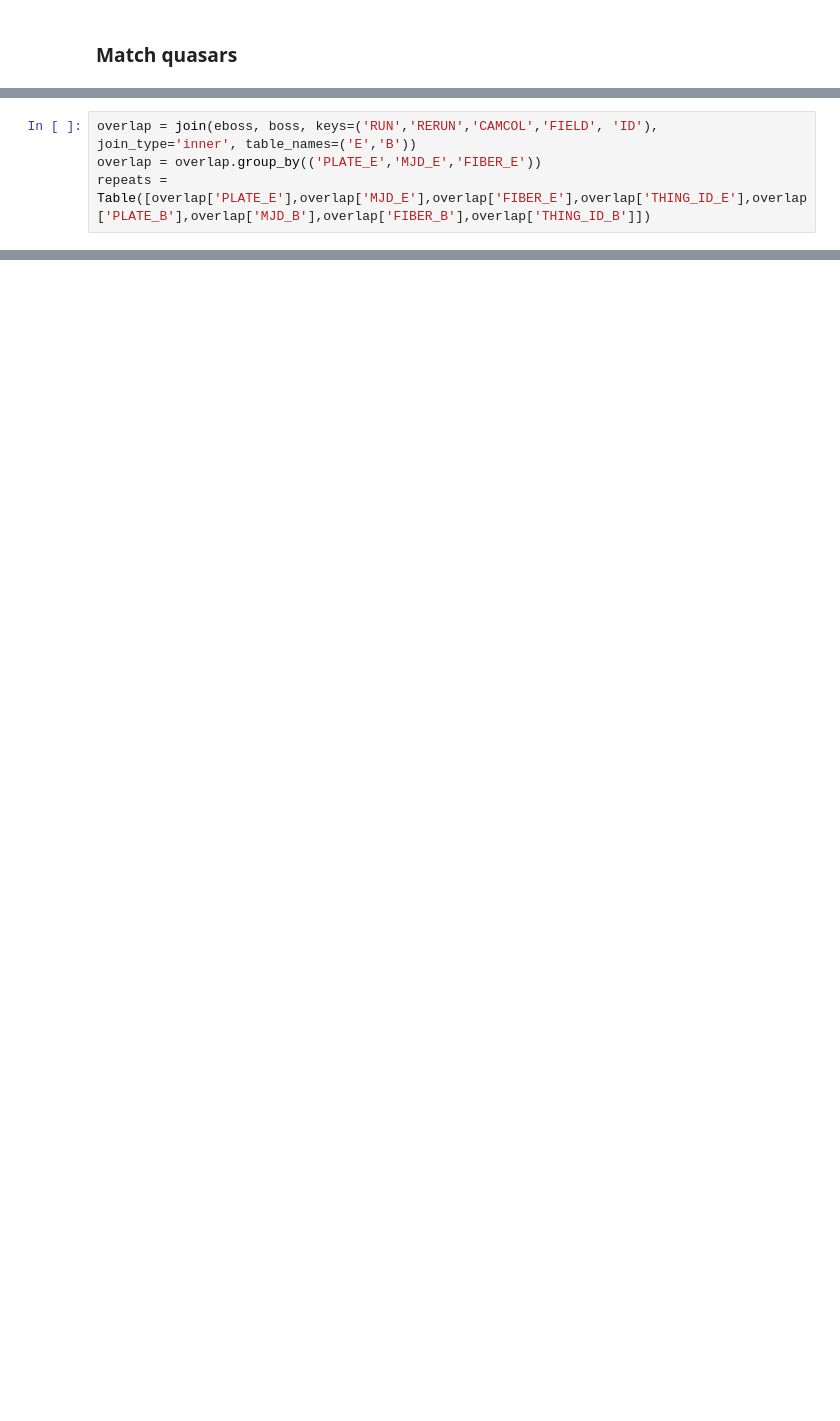
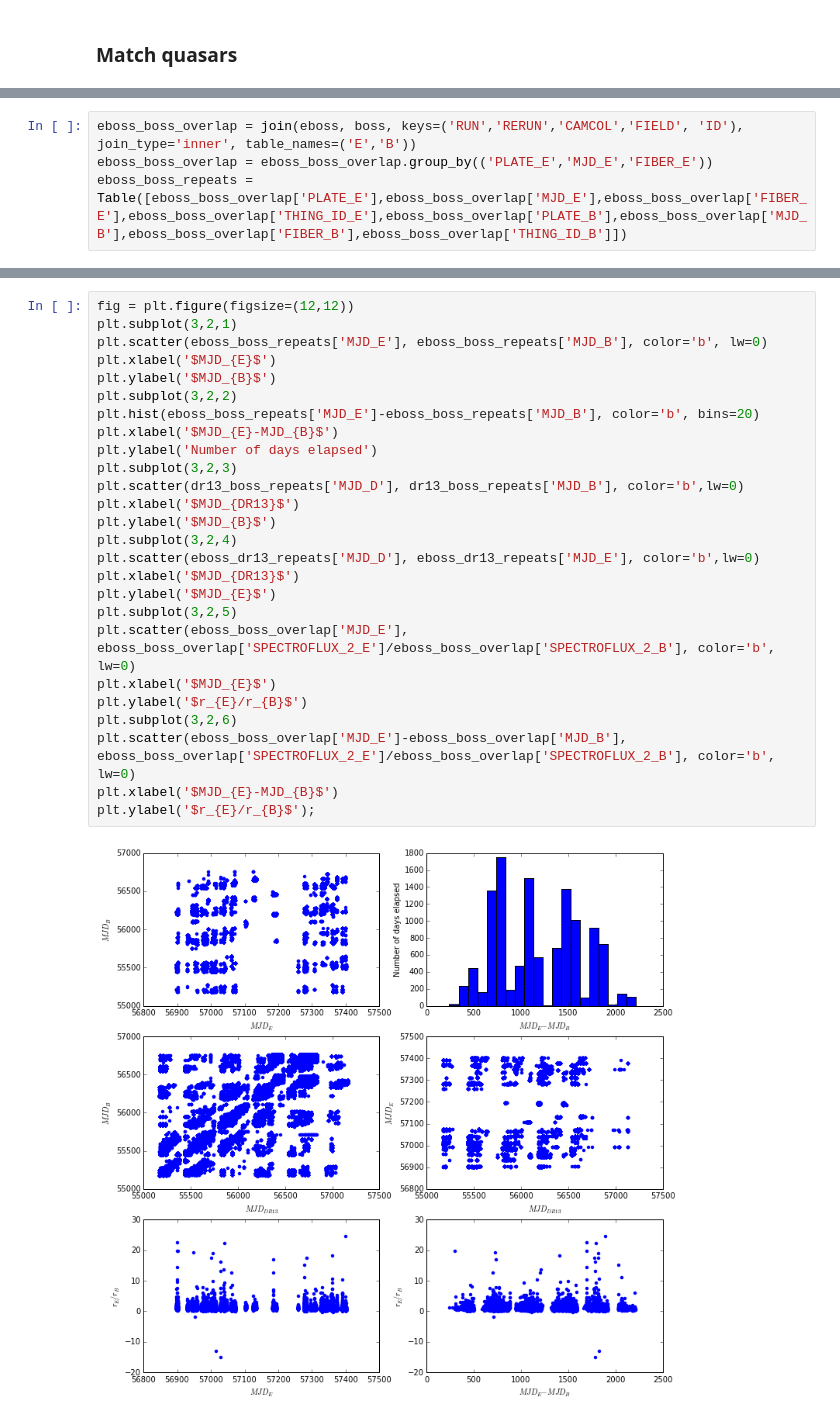
Before and after one commit to belaa/eboss-lya-qa, a Jupyter notebook: eboss_boss_repeat_qsos.ipynb, the cells around one changed output, grey strips where cells are left out. Saved outputs shown, nothing was run; the diff lists cells and outputs as text; blank space fills up the shorter version.

```diff
--- a/eboss_boss_repeat_qsos.ipynb
+++ b/eboss_boss_repeat_qsos.ipynb
@@ -44,4 +59,4 @@ BOSS returned 340202 quasars
 # %%
-overlap = join(eboss, boss, keys=('RUN','RERUN','CAMCOL','FIELD', 'ID'), join_type='inner', table_names=('E','B'))
-overlap = overlap.group_by(('PLATE_E','MJD_E','FIBER_E'))
-repeats = Table([overlap['PLATE_E'],overlap['MJD_E'],overlap['FIBER_E'],overlap['THING_ID_E'],overlap['PLATE_B'],overlap['MJD_B'],overlap['FIBER_B'],overlap['THING_ID_B']])
+eboss_boss_overlap = join(eboss, boss, keys=('RUN','RERUN','CAMCOL','FIELD', 'ID'), join_type='inner', table_names=('E','B'))
+eboss_boss_overlap = eboss_boss_overlap.group_by(('PLATE_E','MJD_E','FIBER_E'))
+eboss_boss_repeats = Table([eboss_boss_overlap['PLATE_E'],eboss_boss_overlap['MJD_E'],eboss_boss_overlap['FIBER_E'],eboss_boss_overlap['THING_ID_E'],eboss_boss_overlap['PLATE_B'],eboss_boss_overlap['MJD_B'],eboss_boss_overlap['FIBER_B'],eboss_boss_overlap['THING_ID_B']])
@@ -83,0 +83,28 @@ float(len(unique_eboss))/len(eboss)
+# %%
+fig = plt.figure(figsize=(12,12))
+plt.subplot(3,2,1)
+plt.scatter(eboss_boss_repeats['MJD_E'], eboss_boss_repeats['MJD_B'], color='b', lw=0)
+plt.xlabel('$MJD_{E}$')
+plt.ylabel('$MJD_{B}$')
+plt.subplot(3,2,2)
+plt.hist(eboss_boss_repeats['MJD_E']-eboss_boss_repeats['MJD_B'], color='b', bins=20)
+plt.xlabel('$MJD_{E}-MJD_{B}$')
+plt.ylabel('Number of days elapsed')
+plt.subplot(3,2,3)
+plt.scatter(dr13_boss_repeats['MJD_D'], dr13_boss_repeats['MJD_B'], color='b',lw=0)
+plt.xlabel('$MJD_{DR13}$')
+plt.ylabel('$MJD_{B}$')
+plt.subplot(3,2,4)
+plt.scatter(eboss_dr13_repeats['MJD_D'], eboss_dr13_repeats['MJD_E'], color='b',lw=0)
+plt.xlabel('$MJD_{DR13}$')
+plt.ylabel('$MJD_{E}$')
+plt.subplot(3,2,5)
+plt.scatter(eboss_boss_overlap['MJD_E'], eboss_boss_overlap['SPECTROFLUX_2_E']/eboss_boss_overlap['SPECTROFLUX_2_B'], color='b', lw=0)
+plt.xlabel('$MJD_{E}$')
+plt.ylabel('$r_{E}/r_{B}$')
+plt.subplot(3,2,6)
+plt.scatter(eboss_boss_overlap['MJD_E']-eboss_boss_overlap['MJD_B'], eboss_boss_overlap['SPECTROFLUX_2_E']/eboss_boss_overlap['SPECTROFLUX_2_B'], color='b', lw=0)
+plt.xlabel('$MJD_{E}-MJD_{B}$')
+plt.ylabel('$r_{E}/r_{B}$');
+# %% [output]
+[figure, added]
```
Also changed, not shown: parts of 26 cells of this notebook, 3 other files.
